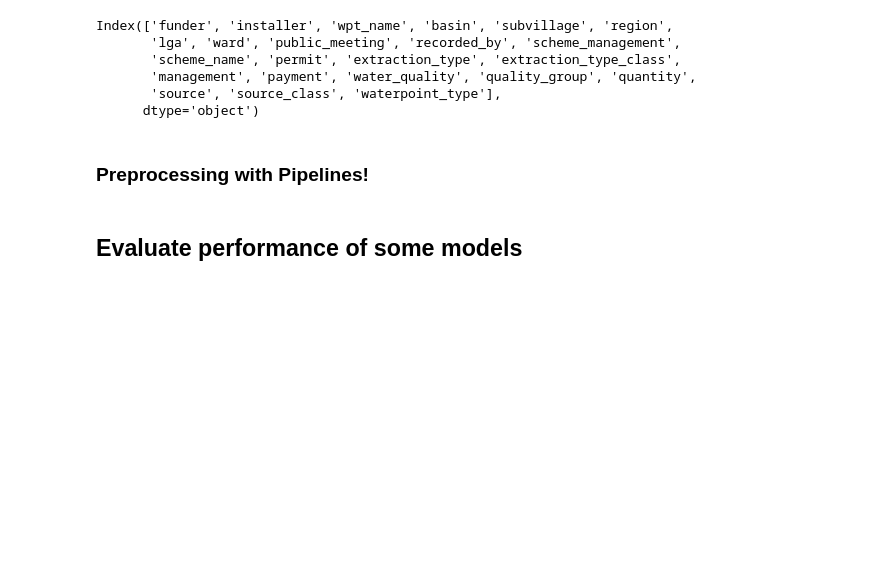
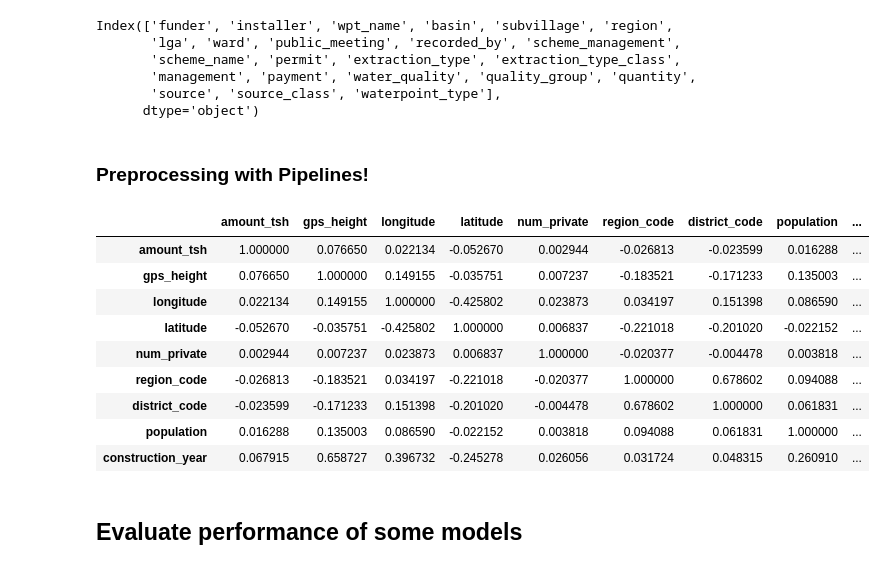
Before and after one commit to JonathanLoscalzo/pump-it-up_data-mining-the-water, a Jupyter notebook: pumpitup/notebooks/01-model_train.ipynb, the cells around one changed output. Drawn from its saved outputs; the diff is of its cells as text; code cells hidden in the pictures; blank space fills up the shorter version.

```diff
--- a/pumpitup/notebooks/01-model_train.ipynb
+++ b/pumpitup/notebooks/01-model_train.ipynb
@@ -162,6 +167,19 @@ X_prepro = pd.DataFrame(
 )
 
 datatest_prepro = fp_all.transform(datatest)
+# %%
+X.corr()
+# %% [output]
+|  | amount_tsh | gps_height | longitude | latitude | num_private | region_code | district_code | population | ... |
+| amount_tsh | 1.000000 | 0.076650 | 0.022134 | -0.052670 | 0.002944 | -0.026813 | -0.023599 | 0.016288 | ... |
+| gps_height | 0.076650 | 1.000000 | 0.149155 | -0.035751 | 0.007237 | -0.183521 | -0.171233 | 0.135003 | ... |
+| longitude | 0.022134 | 0.149155 | 1.000000 | -0.425802 | 0.023873 | 0.034197 | 0.151398 | 0.086590 | ... |
+| latitude | -0.052670 | -0.035751 | -0.425802 | 1.000000 | 0.006837 | -0.221018 | -0.201020 | -0.022152 | ... |
+| num_private | 0.002944 | 0.007237 | 0.023873 | 0.006837 | 1.000000 | -0.020377 | -0.004478 | 0.003818 | ... |
+| region_code | -0.026813 | -0.183521 | 0.034197 | -0.221018 | -0.020377 | 1.000000 | 0.678602 | 0.094088 | ... |
+| district_code | -0.023599 | -0.171233 | 0.151398 | -0.201020 | -0.004478 | 0.678602 | 1.000000 | 0.061831 | ... |
+| population | 0.016288 | 0.135003 | 0.086590 | -0.022152 | 0.003818 | 0.094088 | 0.061831 | 1.000000 | ... |
+| construction_year | 0.067915 | 0.658727 | 0.396732 | -0.245278 | 0.026056 | 0.031724 | 0.048315 | 0.260910 | ... |
 # %% [markdown]
 ## Evaluate performance of some models
 # %%
```
Also changed, not shown: parts of 3 cells of this notebook.
